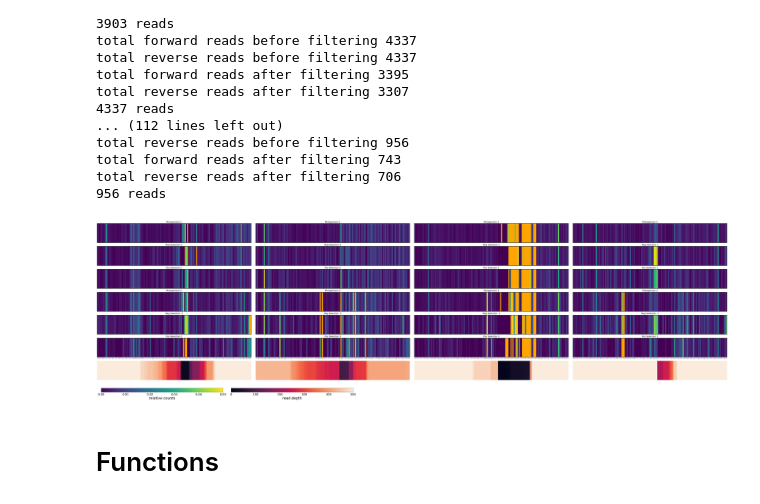
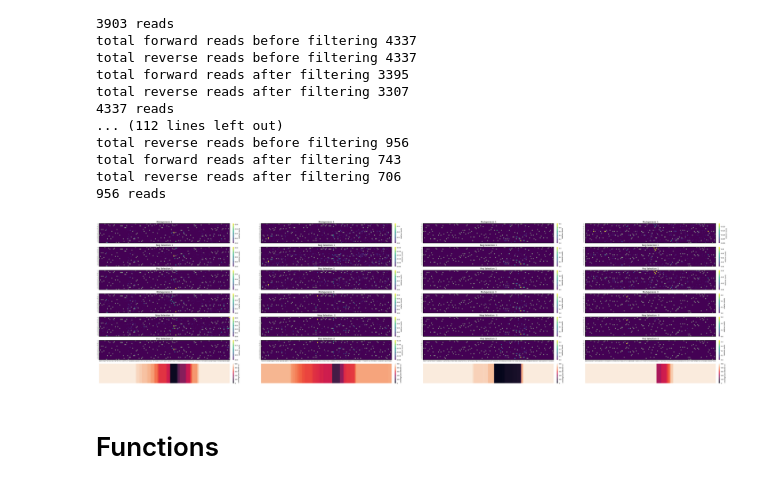
Before and after one commit to AliceHovsepyan/pogo_pance_draft, a Jupyter notebook: DMS_analysis_AraC.ipynb, the cells around one changed output. Drawn from its saved outputs; the diff is of its cells as text; code cells hidden in the pictures.

Commit message:
FCs of mutation enrichments between steps

```diff
--- a/DMS_analysis_AraC.ipynb
+++ b/DMS_analysis_AraC.ipynb
@@ -224,10 +224,10 @@ import evaluation_functions
 reload(evaluation_functions)
 from evaluation_functions import read_filtering, read_sequences, get_variants, demultiplex_reads, compare_mut_enrichement, compare_mut_enrichement_for_all
 # %%
-FigFolder = os.path.join(base_dir, "output/PACE/cycle_mut_enrichment")
-compare_mut_enrichement_for_all(all_reads, ref_gene, use_backward_read =True, use_forward_read= True, data_type = "AA", combine_mut_rates=True, FigFolder=FigFolder, Primer_out_of_triplets=Primer_out_of_triplets, Barcodes=Barcodes, Primer_seq= Primer_seq, codons=codons, vmax = 0.05, show_cbar_for_each = False)
+FigFolder = os.path.join(base_dir, "output/PACE/cycle_mut_enrichment/AA_muts")
+compare_mut_enrichement_for_all(all_reads, ref_gene, use_backward_read =True, use_forward_read= True, data_type = "AA", combine_mut_rates=False, FigFolder=FigFolder, Primer_out_of_triplets=Primer_out_of_triplets, Barcodes=Barcodes, Primer_seq= Primer_seq, codons=codons, vmax =None, show_cbar_for_each = True, show_plttitles = False)
 # %% [output]
-[figure, old version]
+[figure, new version]
 # %% [markdown]
 # Functions
 # %%
```
Also changed, not shown: parts of 8 cells of this notebook, 1 other file.
